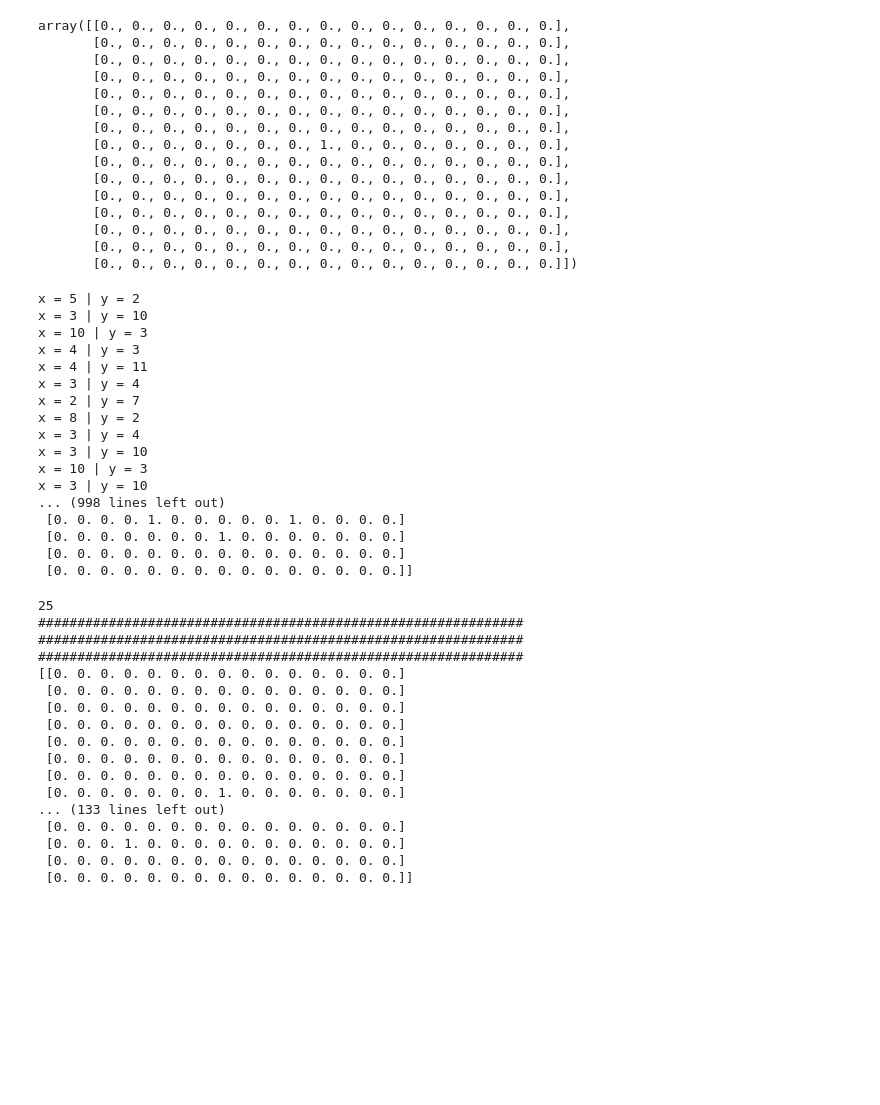
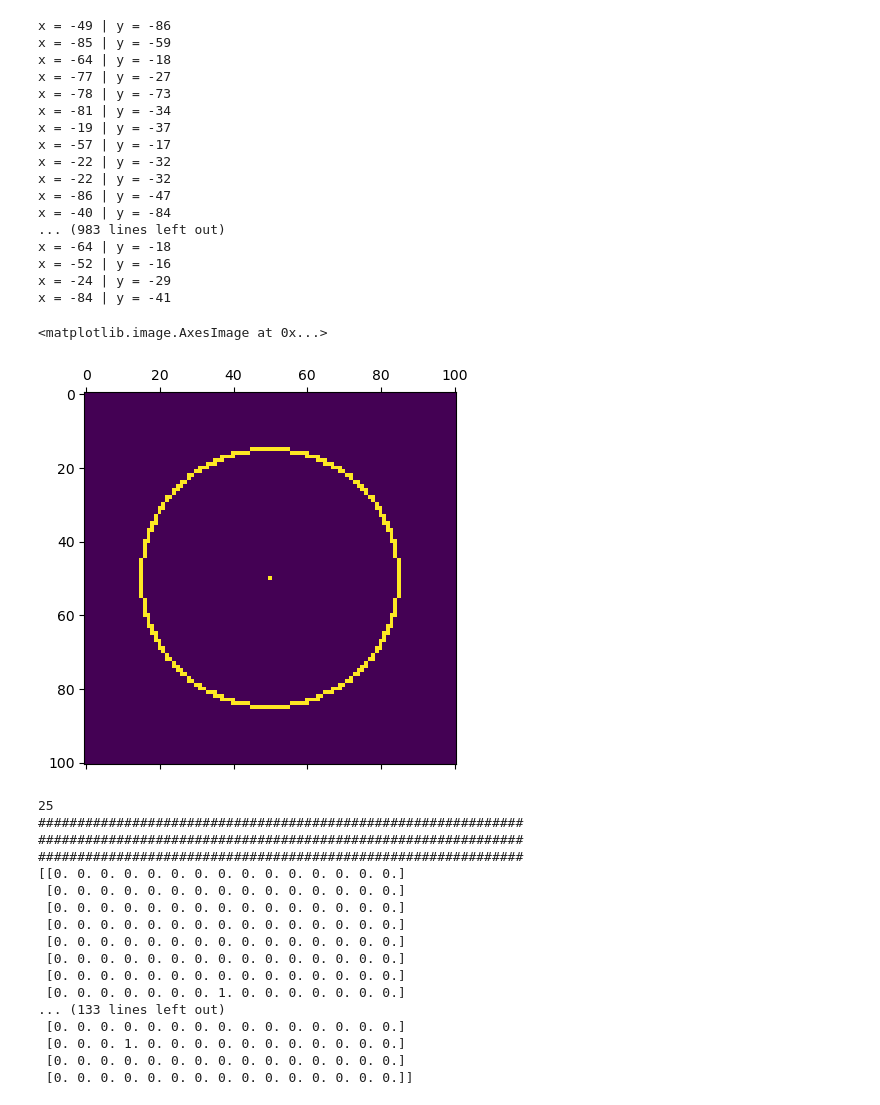
Before and after one commit to Mateo4cacheiro/PHYS4130-S25, a Jupyter notebook: p1-DLA/zekevespie/code/Stuff.ipynb, the cells around one changed output. Drawn from its saved outputs; the diff is of its cells as text; code cells hidden in the pictures; blank space fills up the shorter version.

```diff
--- a/p1-DLA/zekevespie/code/Stuff.ipynb
+++ b/p1-DLA/zekevespie/code/Stuff.ipynb
@@ -3,75 +3,53 @@ import numpy as np
 import random
 
 particles = 0
-radius = 5 #edge radius
-size = 15 #size of the grid
+radius = 35 #edge radius
+size = 101 #size of the grid
 x0 = int((size-1)/2)
 tree = np.zeros([size,size]) # n X n array means array center is [(n-1)/2,(n-1)/2] when n is odd
 tree[x0,x0] = 1
-tree
-# %% [output]
-array([[0., 0., 0., 0., 0., 0., 0., 0., 0., 0., 0., 0., 0., 0., 0.],
-       [0., 0., 0., 0., 0., 0., 0., 0., 0., 0., 0., 0., 0., 0., 0.],
-       [0., 0., 0., 0., 0., 0., 0., 0., 0., 0., 0., 0., 0., 0., 0.],
-       [0., 0., 0., 0., 0., 0., 0., 0., 0., 0., 0., 0., 0., 0., 0.],
-       [0., 0., 0., 0., 0., 0., 0., 0., 0., 0., 0., 0., 0., 0., 0.],
-       [0., 0., 0., 0., 0., 0., 0., 0., 0., 0., 0., 0., 0., 0., 0.],
-       [0., 0., 0., 0., 0., 0., 0., 0., 0., 0., 0., 0., 0., 0., 0.],
-       [0., 0., 0., 0., 0., 0., 0., 1., 0., 0., 0., 0., 0., 0., 0.],
-       [0., 0., 0., 0., 0., 0., 0., 0., 0., 0., 0., 0., 0., 0., 0.],
-       [0., 0., 0., 0., 0., 0., 0., 0., 0., 0., 0., 0., 0., 0., 0.],
-       [0., 0., 0., 0., 0., 0., 0., 0., 0., 0., 0., 0., 0., 0., 0.],
-       [0., 0., 0., 0., 0., 0., 0., 0., 0., 0., 0., 0., 0., 0., 0.],
-       [0., 0., 0., 0., 0., 0., 0., 0., 0., 0., 0., 0., 0., 0., 0.],
-       [0., 0., 0., 0., 0., 0., 0., 0., 0., 0., 0., 0., 0., 0., 0.],
-       [0., 0., 0., 0., 0., 0., 0., 0., 0., 0., 0., 0., 0., 0., 0.]])
 # %%
 #Function to return the random point on the "edge"
 
 def Spawn():
-    x = random.randrange(x0 - radius, x0 + radius + 1)
-    rand1 = random.randrange(2)
-    if rand1 == 0:
-        y = np.sqrt(radius*radius - (x - x0)*(x - x0)) + x0
-        print("x =", x, "| y =", round(y))
-        #coords[0] = x
-        #coords[1] = int(y)
-    else:
-        y = -np.sqrt(radius*radius - (x - x0)*(x - x0)) + x0
-        print("x =", x, "| y =", round(y))
-        #coords[0] = x
-        #coords[1] = int(y)
-    return x, round(y)
+    rand1 = random.randrange(360)
+    angle = rand1 * np.pi / 180
+    x = radius * np.cos(angle) - x0 - 1
+    y = radius * np.sin(angle) - x0 - 1
+    print("x =", round(x), "| y =", round(y))
+    return round(x), round(y)
 
 i=1
 while i<1000:
     x = 0
     y = 0
     x, y = Spawn()
 #    print(x,y)
     tree[x, y] = 1
     i+=1
 #    print(tree)
 
-print(tree)
+plt.matshow(tree)
 # %% [output]
-x = 5 | y = 2
-x = 3 | y = 10
-x = 10 | y = 3
-x = 4 | y = 3
-x = 4 | y = 11
-x = 3 | y = 4
-x = 2 | y = 7
-x = 8 | y = 2
-x = 3 | y = 4
-x = 3 | y = 10
-x = 10 | y = 3
-x = 3 | y = 10
-... (998 lines left out)
- [0. 0. 0. 0. 1. 0. 0. 0. 0. 0. 1. 0. 0. 0. 0.]
- [0. 0. 0. 0. 0. 0. 0. 1. 0. 0. 0. 0. 0. 0. 0.]
- [0. 0. 0. 0. 0. 0. 0. 0. 0. 0. 0. 0. 0. 0. 0.]
- [0. 0. 0. 0. 0. 0. 0. 0. 0. 0. 0. 0. 0. 0. 0.]]
+x = -49 | y = -86
+x = -85 | y = -59
+x = -64 | y = -18
+x = -77 | y = -27
+x = -78 | y = -73
+x = -81 | y = -34
+x = -19 | y = -37
+x = -57 | y = -17
+x = -22 | y = -32
+x = -22 | y = -32
+x = -86 | y = -47
+x = -40 | y = -84
+... (983 lines left out)
+x = -64 | y = -18
+x = -52 | y = -16
+x = -24 | y = -29
+x = -84 | y = -41
+<matplotlib.image.AxesImage at 0x...>
+[figure, added]
 # %%
 #Move the particle to the aggregate
 
```
Also changed, not shown: parts of 2 cells of this notebook, 2 other files.
